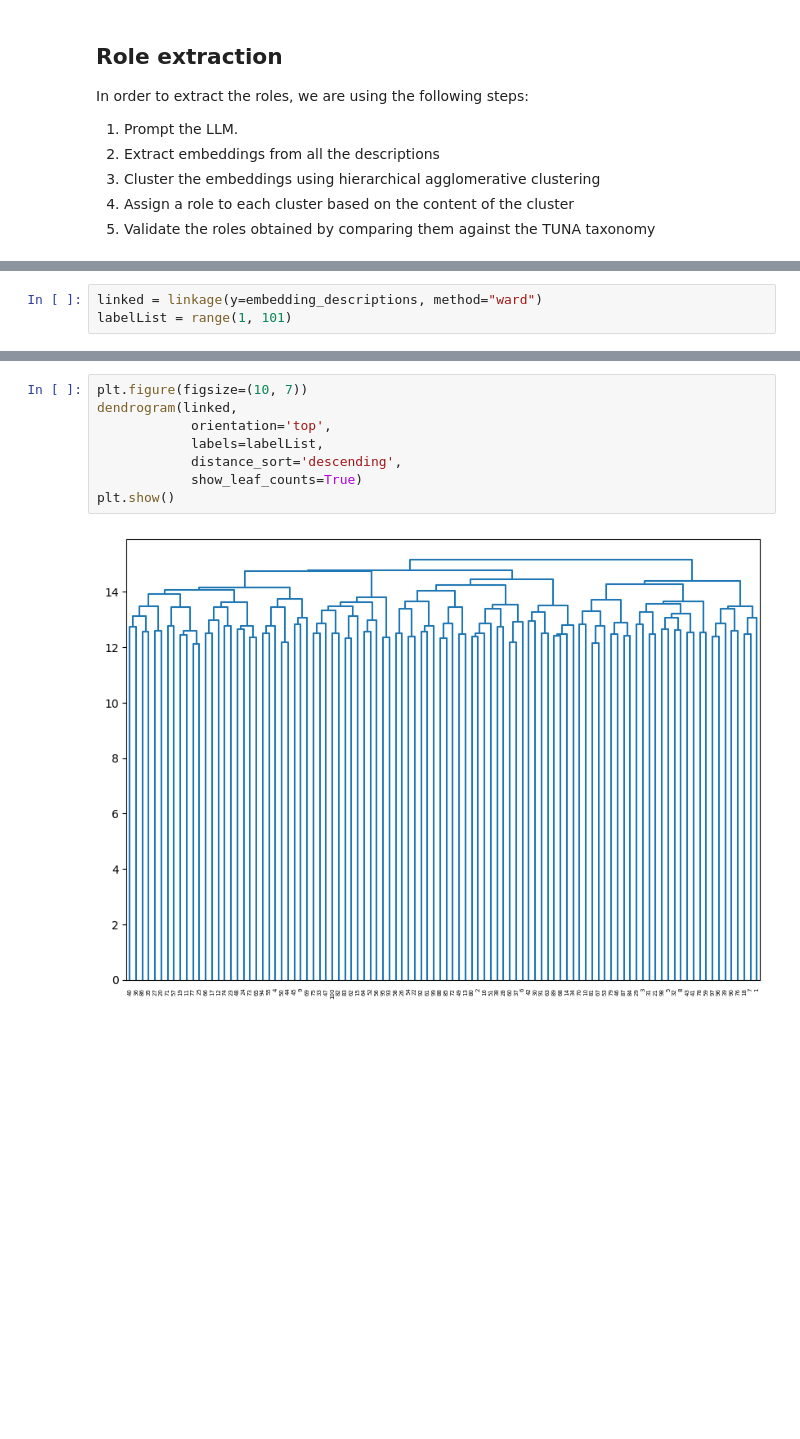
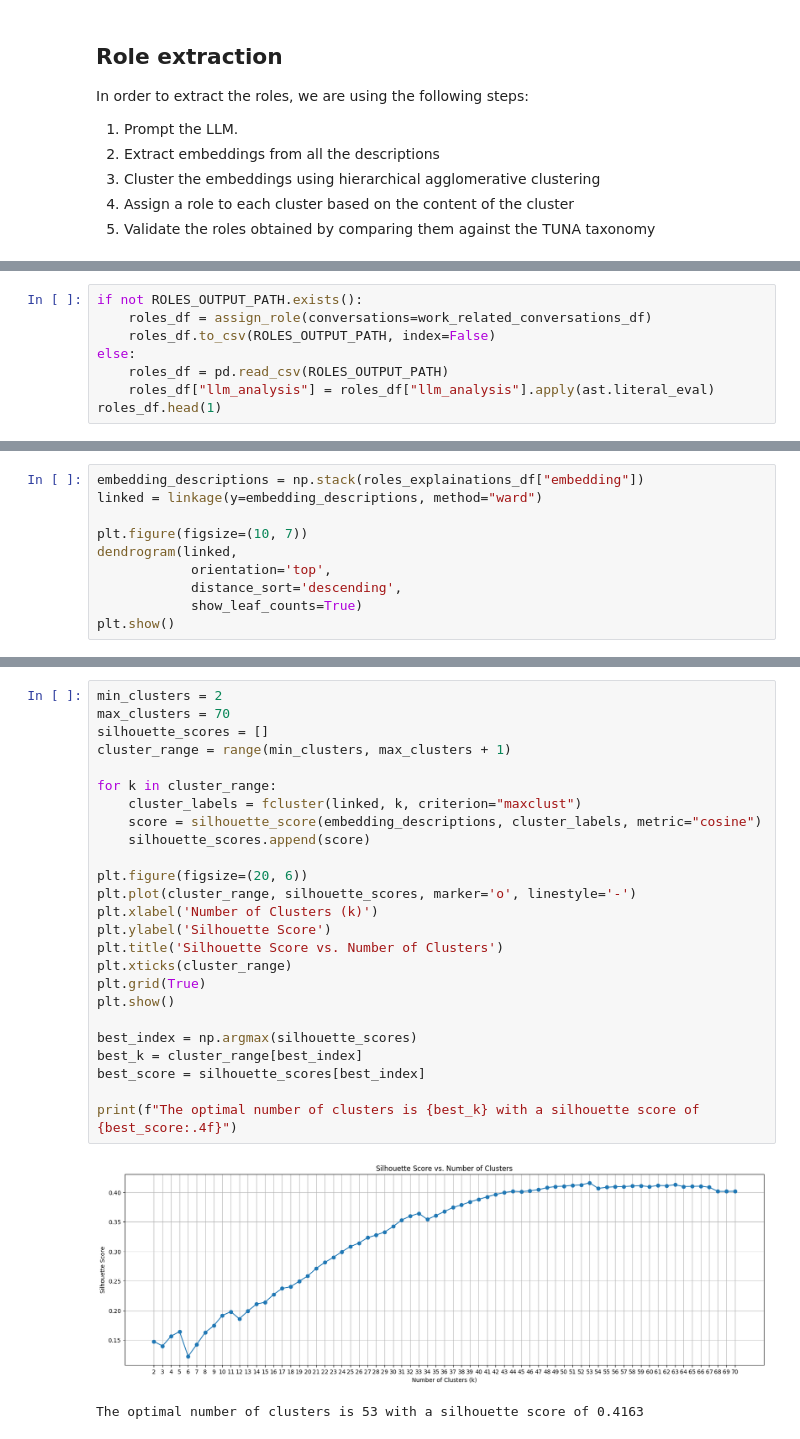
Before and after one commit to Engineering-AI-Systems-Team-3/chatgpt-at-work, a Jupyter notebook: chatgpt_at_work.ipynb, the cells around one changed output, grey strips where cells are left out. Cells and saved outputs as stored; diff of their text form; blank space fills up the shorter version.

```diff
--- a/chatgpt_at_work.ipynb
+++ b/chatgpt_at_work.ipynb
@@ -688,0 +705,8 @@ embedding_descriptions = np.random.rand(100, 1024)
+# %%
+if not ROLES_OUTPUT_PATH.exists():
+    roles_df = assign_role(conversations=work_related_conversations_df)
+    roles_df.to_csv(ROLES_OUTPUT_PATH, index=False)
+else:
+    roles_df = pd.read_csv(ROLES_OUTPUT_PATH)
+    roles_df["llm_analysis"] = roles_df["llm_analysis"].apply(ast.literal_eval)
+roles_df.head(1)
@@ -689,3 +789,10 @@ embedding_descriptions = np.random.rand(100, 1024)
 # %%
+embedding_descriptions = np.stack(roles_explainations_df["embedding"])
 linked = linkage(y=embedding_descriptions, method="ward")
-labelList = range(1, 101)
+
+plt.figure(figsize=(10, 7))
+dendrogram(linked,
+            orientation='top',
+            distance_sort='descending',
+            show_leaf_counts=True)
+plt.show()
@@ -692,10 +801,28 @@ labelList = range(1, 101)
 # %%
-plt.figure(figsize=(10, 7))
-dendrogram(linked,
-            orientation='top',
-            labels=labelList,
-            distance_sort='descending',
-            show_leaf_counts=True)
+min_clusters = 2
+max_clusters = 70
+silhouette_scores = []
+cluster_range = range(min_clusters, max_clusters + 1)
+
+for k in cluster_range:
+    cluster_labels = fcluster(linked, k, criterion="maxclust")
+    score = silhouette_score(embedding_descriptions, cluster_labels, metric="cosine")
+    silhouette_scores.append(score)
+
+plt.figure(figsize=(20, 6))
+plt.plot(cluster_range, silhouette_scores, marker='o', linestyle='-')
+plt.xlabel('Number of Clusters (k)')
+plt.ylabel('Silhouette Score')
+plt.title('Silhouette Score vs. Number of Clusters')
+plt.xticks(cluster_range)
+plt.grid(True)
 plt.show()
+
+best_index = np.argmax(silhouette_scores)
+best_k = cluster_range[best_index]
+best_score = silhouette_scores[best_index]
+
+print(f"The optimal number of clusters is {best_k} with a silhouette score of {best_score:.4f}")
 # %% [output]
-[figure, old version]
+[figure, new version]
+The optimal number of clusters is 53 with a silhouette score of 0.4163
```
Also changed, not shown: parts of 22 cells of this notebook, 5 other files.
